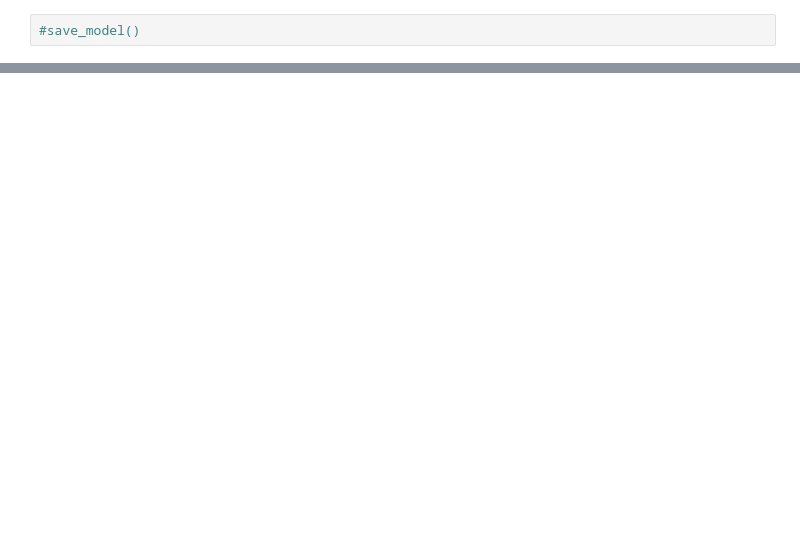
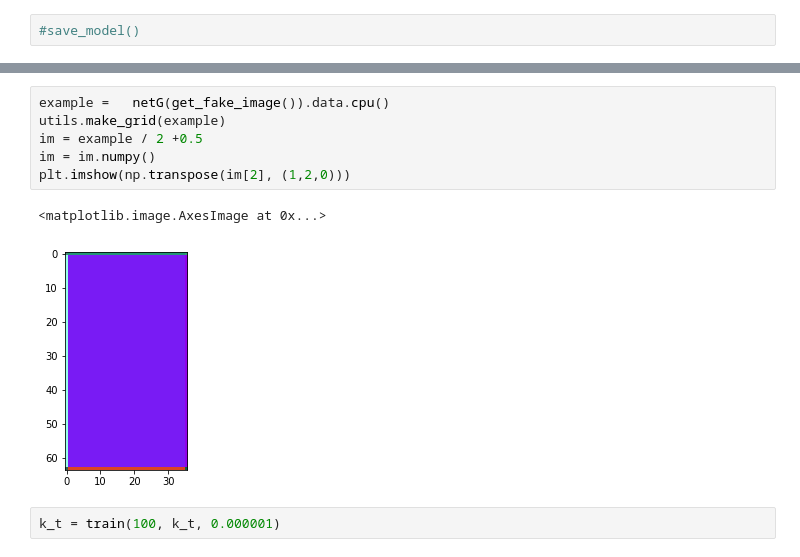
Before and after one commit to pfulop/mlSandbox, a Jupyter notebook: UI.ipynb, the cells around one changed output, grey strips where cells are left out. Saved outputs shown, nothing was run; the diff lists cells and outputs as text; blank space fills up the shorter version.

```diff
--- a/UI.ipynb
+++ b/UI.ipynb
@@ -489,0 +380,11 @@ plt.imshow(np.transpose(im[2], (1,2,0)))
+# %%
+example =   netG(get_fake_image()).data.cpu()
+utils.make_grid(example)
+im = example / 2 +0.5
+im = im.numpy()
+plt.imshow(np.transpose(im[2], (1,2,0)))
+# %% [output]
+<matplotlib.image.AxesImage at 0x...>
+[figure, added]
+# %%
+k_t = train(100, k_t, 0.000001)
```
Also changed, not shown: parts of 15 cells of this notebook, 1 other file.
